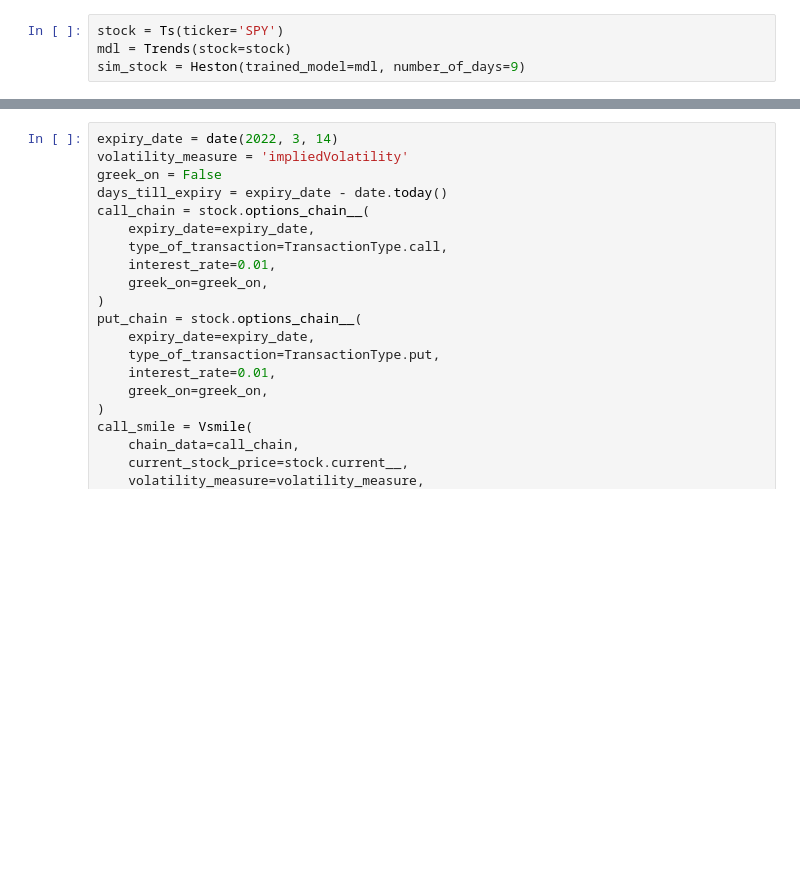
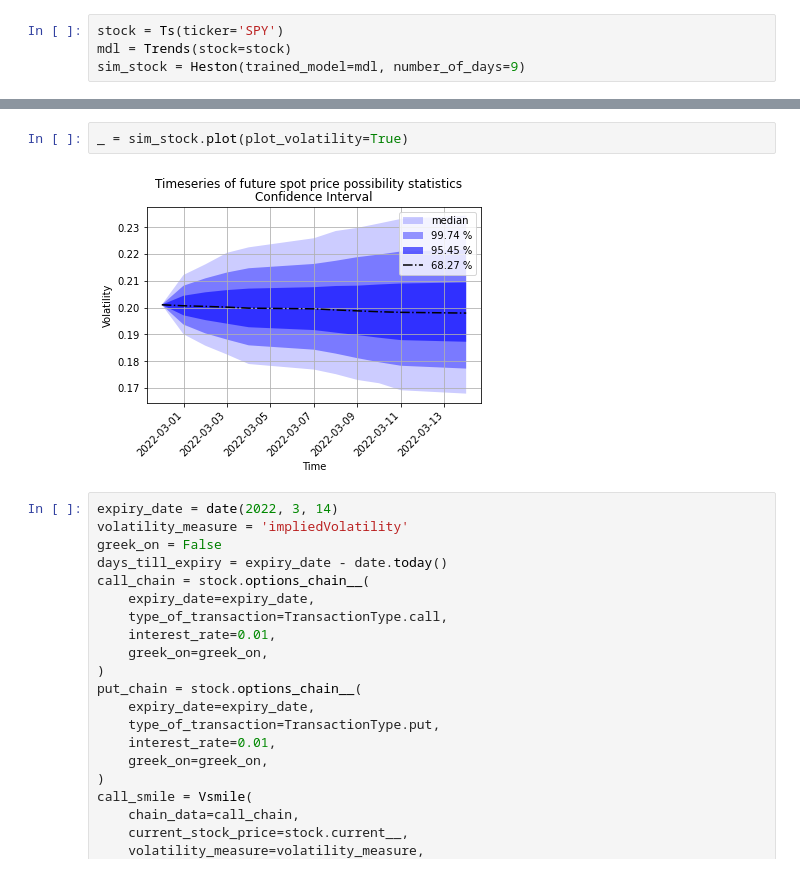
Before and after one commit to sidbannet/stockhealth, a Jupyter notebook: examples/trading-strategy-forecast.ipynb, the cells around one changed output, grey strips where cells are left out. Saved outputs shown, nothing was run; the diff lists cells and outputs as text; blank space fills up the shorter version.

```diff
--- a/examples/trading-strategy-forecast.ipynb
+++ b/examples/trading-strategy-forecast.ipynb
@@ -33,3 +33,7 @@ f_s, a_o = sim_stock.plot(plot_volatility=False)
+# %%
+_ = sim_stock.plot(plot_volatility=True)
+# %% [output]
+[figure, added]
 # %%
 expiry_date = date(2022, 3, 14)
 volatility_measure = 'impliedVolatility'
```
Also changed, not shown: parts of 7 cells of this notebook, 4 other files.
